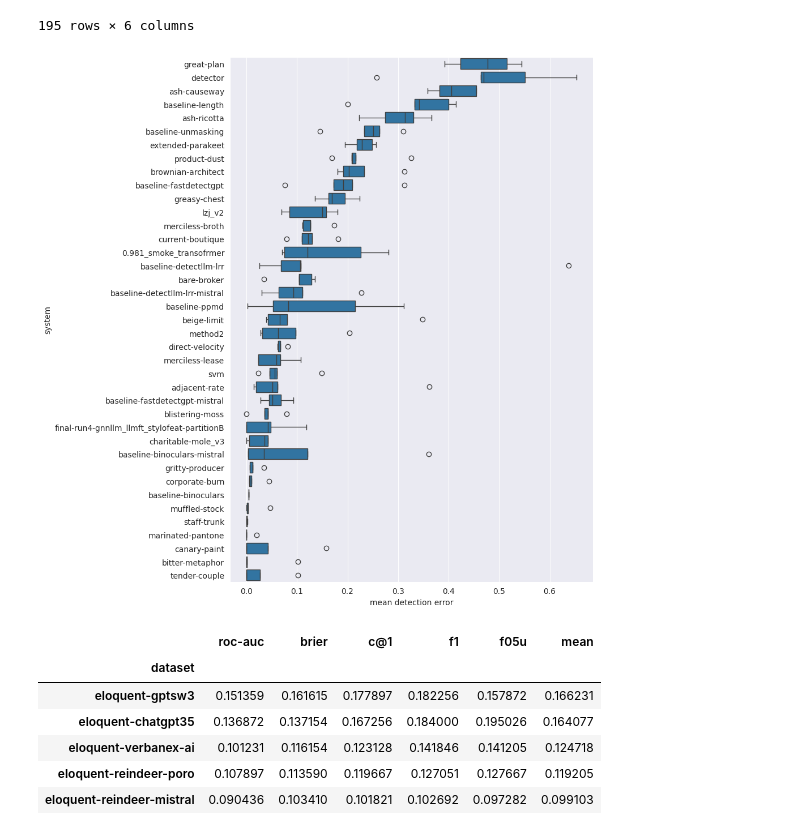
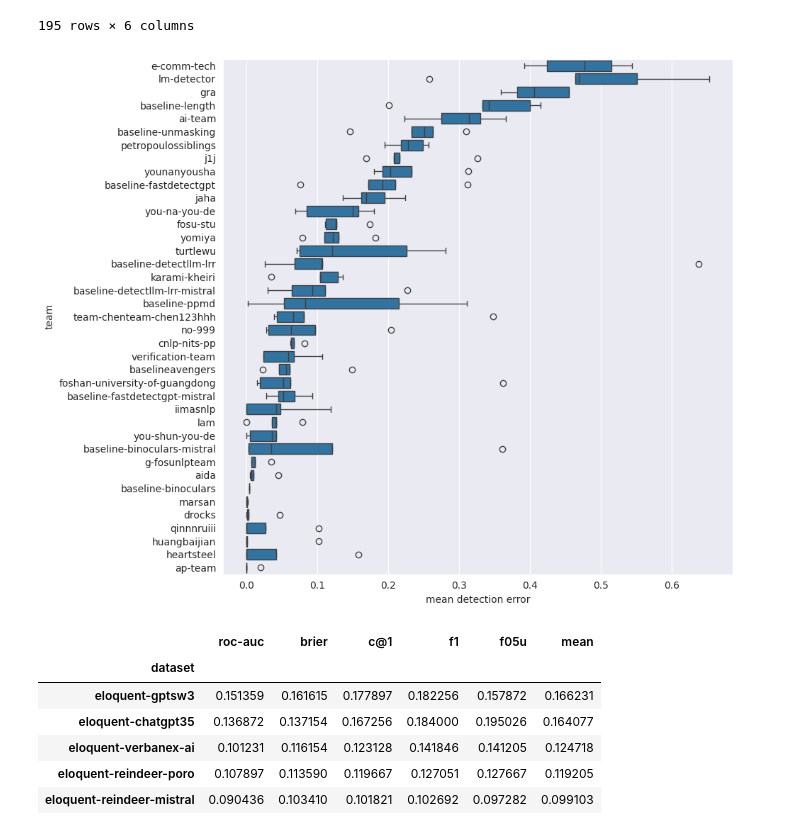
Before and after one commit to pan-webis-de/pan24-generative-ai-authorship-verification, a Jupyter notebook: pan24_task_eval/pan24-generative-authorship-evaluation.ipynb, the cells around one changed output. Cells and saved outputs as stored; diff of their text form; code cells hidden in the pictures.

```diff
--- a/pan24_task_eval/pan24-generative-authorship-evaluation.ipynb
+++ b/pan24_task_eval/pan24-generative-authorship-evaluation.ipynb
@@ -515,15 +515,15 @@ df_eloquent
 | marsan | staff-trunk | eloquent-chatgpt35 | 0.000 | 0.001 | 0.000 | 0.000 | 0.000 | 0.000 |
 195 rows × 6 columns
 # %%
-sort_order = df_eloquent_ds.groupby('system').median().sort_values('mean', ascending=False).index
+sort_order = df_eloquent_ds.groupby('team').median().sort_values('mean', ascending=False).index
 
-plt.figure(figsize=(10, 10))
-sns.boxplot(data=df_eloquent_ds, y='system', x='mean', order=sort_order).set(xlabel='mean detection error')
+plt.figure(figsize=(10, 8))
+sns.boxplot(data=df_eloquent_ds, y='team', x='mean', order=sort_order).set(xlabel='mean detection error')
 plt.tight_layout()
 plt.savefig('../data/eval-figures/eloquent-system-effectiveness.pdf')
 plt.show()
 # %% [output]
-[figure, old version]
+[figure, new version]
 # %%
 df_eloquent_mean = df_eloquent_ds.groupby('dataset').mean().sort_values('mean', ascending=False)
 df_eloquent_mean.to_csv('../data/eval-figures/eloquent-effectiveness-mean.csv')
```
Also changed, not shown: parts of 8 cells of this notebook.
